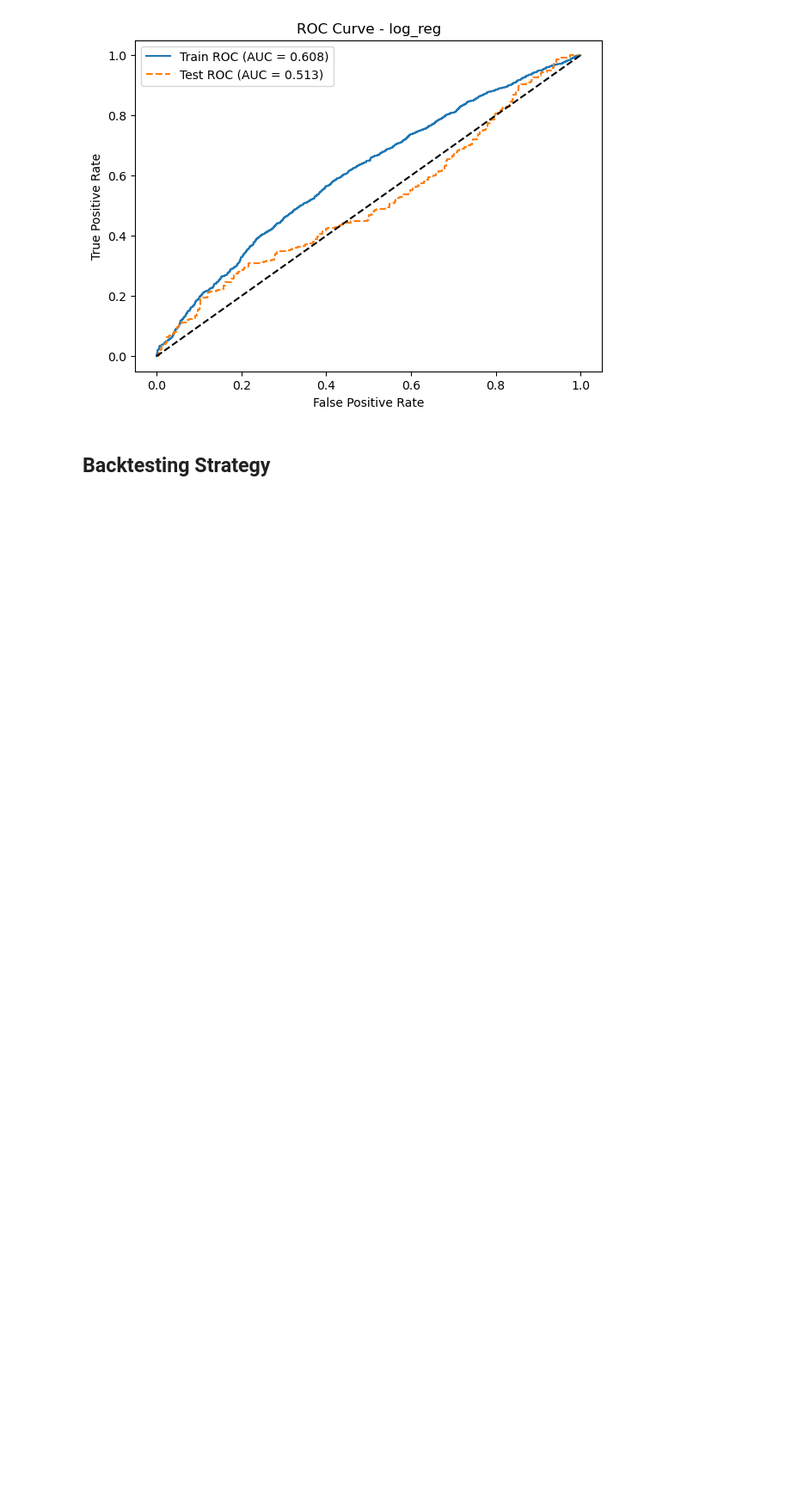
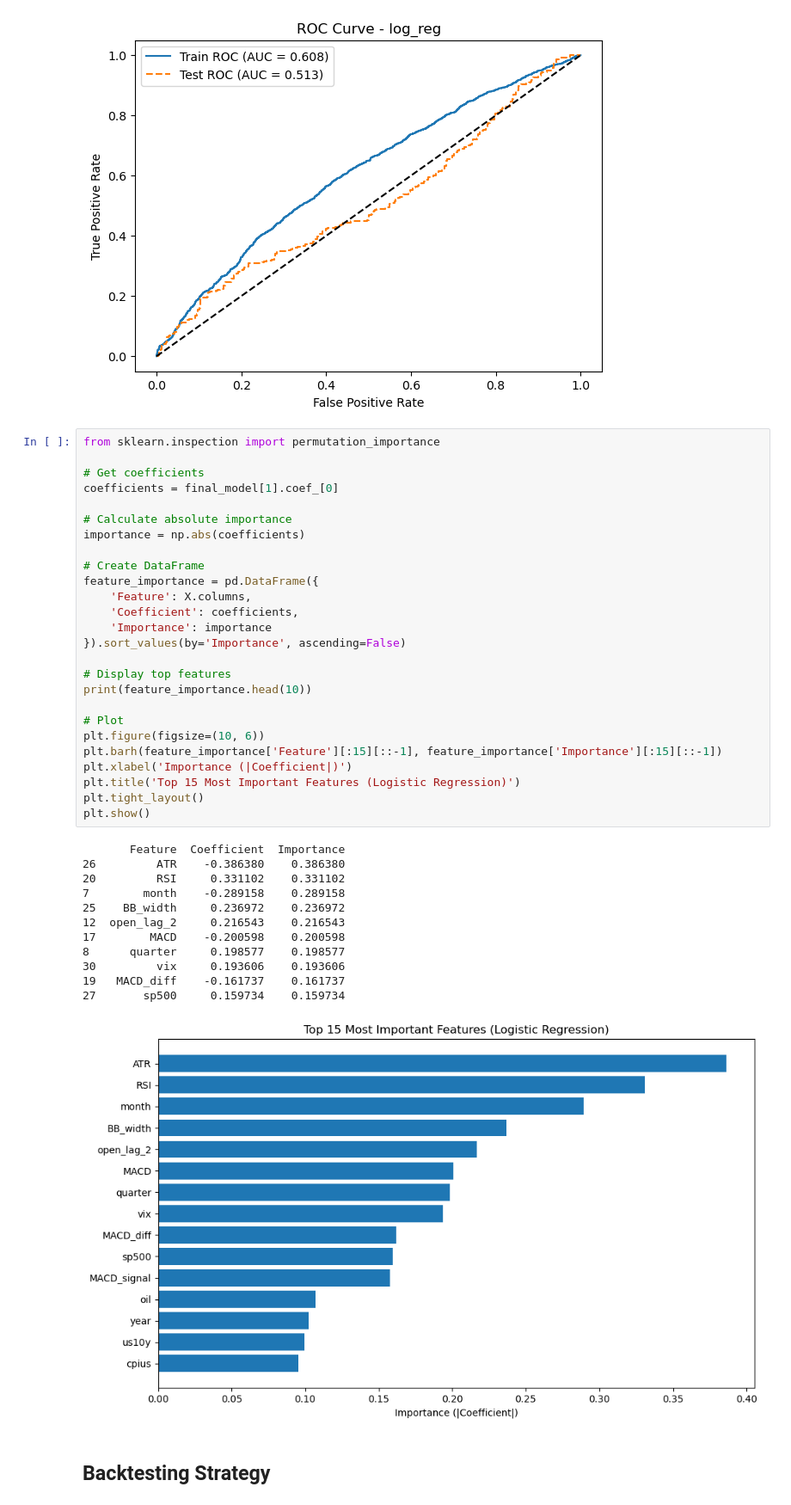
Before and after one commit to MartynChong/applied_project, a Jupyter notebook: project.ipynb, the cells around one changed output. Shown at 86% size. Cells and saved outputs as stored; diff of their text form; blank space fills up the shorter version.

```diff
--- a/project.ipynb
+++ b/project.ipynb
@@ -574,5 +567,44 @@ plt.show()
 # %% [output]
 [figure]
 [figure]
+# %%
+from sklearn.inspection import permutation_importance
+
+# Get coefficients
+coefficients = final_model[1].coef_[0]
+
+# Calculate absolute importance
+importance = np.abs(coefficients)
+
+# Create DataFrame
+feature_importance = pd.DataFrame({
+    'Feature': X.columns,
+    'Coefficient': coefficients,
+    'Importance': importance
+}).sort_values(by='Importance', ascending=False)
+
+# Display top features
+print(feature_importance.head(10))
+
+# Plot
+plt.figure(figsize=(10, 6))
+plt.barh(feature_importance['Feature'][:15][::-1], feature_importance['Importance'][:15][::-1])
+plt.xlabel('Importance (|Coefficient|)')
+plt.title('Top 15 Most Important Features (Logistic Regression)')
+plt.tight_layout()
+plt.show()
+# %% [output]
+       Feature  Coefficient  Importance
+26         ATR    -0.386380    0.386380
+20         RSI     0.331102    0.331102
+7        month    -0.289158    0.289158
+25    BB_width     0.236972    0.236972
+12  open_lag_2     0.216543    0.216543
+17        MACD    -0.200598    0.200598
+8      quarter     0.198577    0.198577
+30         vix     0.193606    0.193606
+19   MACD_diff    -0.161737    0.161737
+27       sp500     0.159734    0.159734
+[figure, added]
 # %% [markdown]
 ## Backtesting Strategy
```
Also changed, not shown: parts of 5 cells of this notebook, 1 other file.
